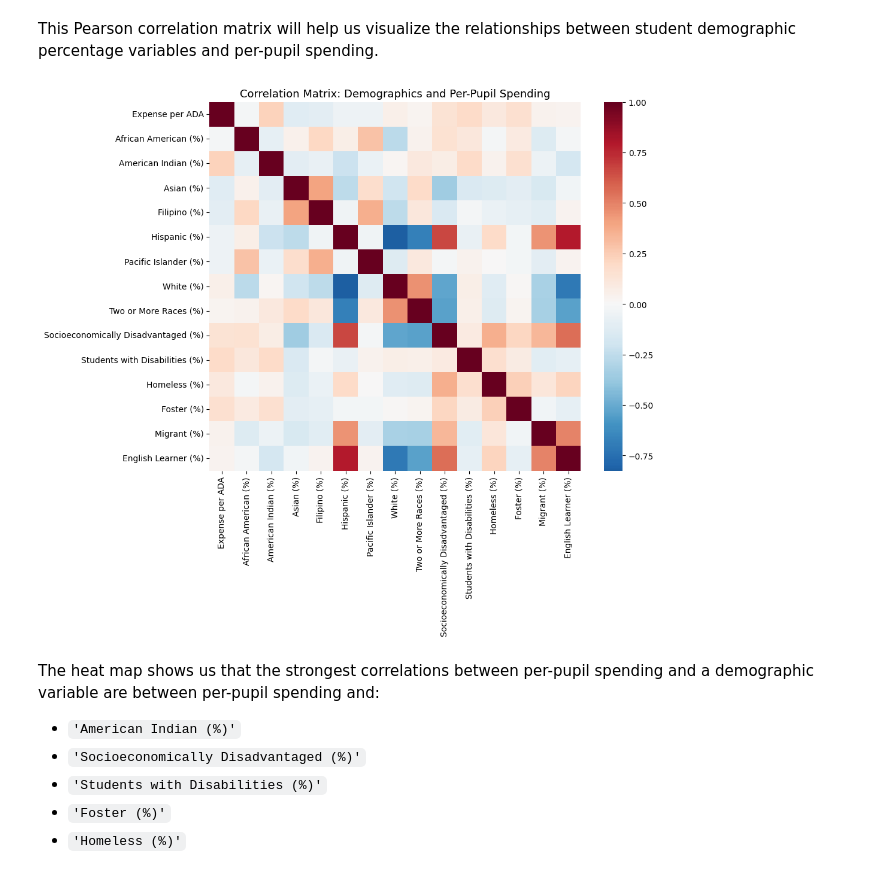
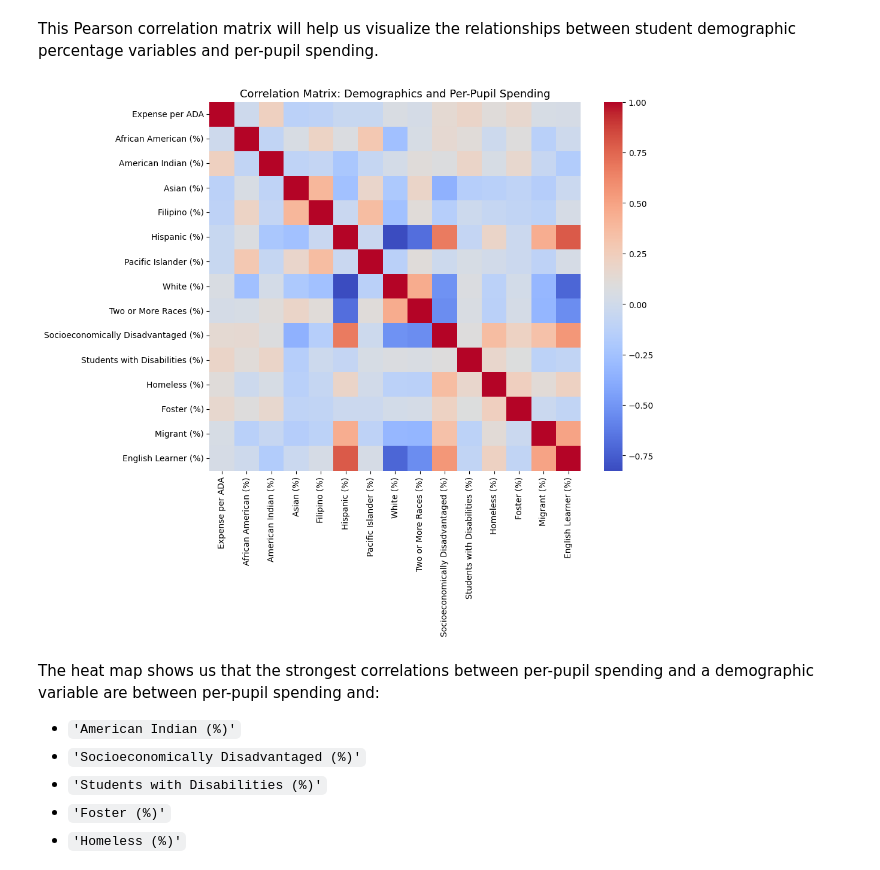
Before and after one commit to lquuu/593-milestone-1, a Jupyter notebook: deepnote/SIADS_593_Milestone_Project/Notebook 5- Regression Analyses.ipynb, the cells around one changed output. Saved outputs shown, nothing was run; the diff lists cells and outputs as text; code cells hidden in the pictures.

```diff
--- a/deepnote/SIADS_593_Milestone_Project/Notebook 5- Regression Analyses.ipynb
+++ b/deepnote/SIADS_593_Milestone_Project/Notebook 5- Regression Analyses.ipynb
@@ -54,0 +55,19 @@ display(district_and_expenses)
+# %%
+Y = "Expense per ADA"
+
+DEMOGRAPHIC_COLS = [
+    "African American (%)", "American Indian (%)", "Asian (%)", "Filipino (%)",
+    "Hispanic (%)", "Pacific Islander (%)", "White (%)", "Two or More Races (%)",
+    "Socioeconomically Disadvantaged (%)", "Students with Disabilities (%)",
+    "Homeless (%)", "Foster (%)", "Migrant (%)", "English Learner (%)",
+]
+
+KEY5_COLS = [
+    "Socioeconomically Disadvantaged (%)",
+    "Students with Disabilities (%)",
+    "Foster (%)",
+    "English Learner (%)",
+]  # Locale handled via C(Locale)
+
+LOCALE_BASELINE = "City"
+DATA_PATH = "district_and_expenses.csv"
@@ -58,23 +94,16 @@ display(district_and_expenses)
 This Pearson correlation matrix will help us visualize the relationships between student demographic percentage variables and per-pupil spending.
 # %%
 # Demographic & Student Status Columns
-cols = [
-    'Expense per ADA',
-    'African American (%)', 'American Indian (%)', 'Asian (%)',
-    'Filipino (%)', 'Hispanic (%)', 'Pacific Islander (%)',
-    'White (%)', 'Two or More Races (%)',
-    'Socioeconomically Disadvantaged (%)', 'Students with Disabilities (%)',
-    'Homeless (%)', 'Foster (%)', 'Migrant (%)', 'English Learner (%)'
-]
-
-corr = district_and_expenses[cols].corr(method='pearson')
+cols = [Y] + DEMOGRAPHIC_COLS
+corr = district_and_expenses[cols].corr(numeric_only=True)
 
 plt.figure(figsize=(10,8))
-sns.heatmap(corr, cmap='RdBu_r', center=0, annot=False)
+sns.heatmap(corr,
+            cmap='coolwarm')
 plt.title('Correlation Matrix: Demographics and Per-Pupil Spending', fontsize=13)
 plt.show()
 # %% [output]
-[figure, old version]
+[figure, new version]
 # %% [markdown]
 The heat map shows us that the strongest correlations between per-pupil spending and a demographic variable are between per-pupil spending and:
 - `'American Indian (%)'`
```
Also changed, not shown: parts of 12 cells of this notebook, 1 other file.
